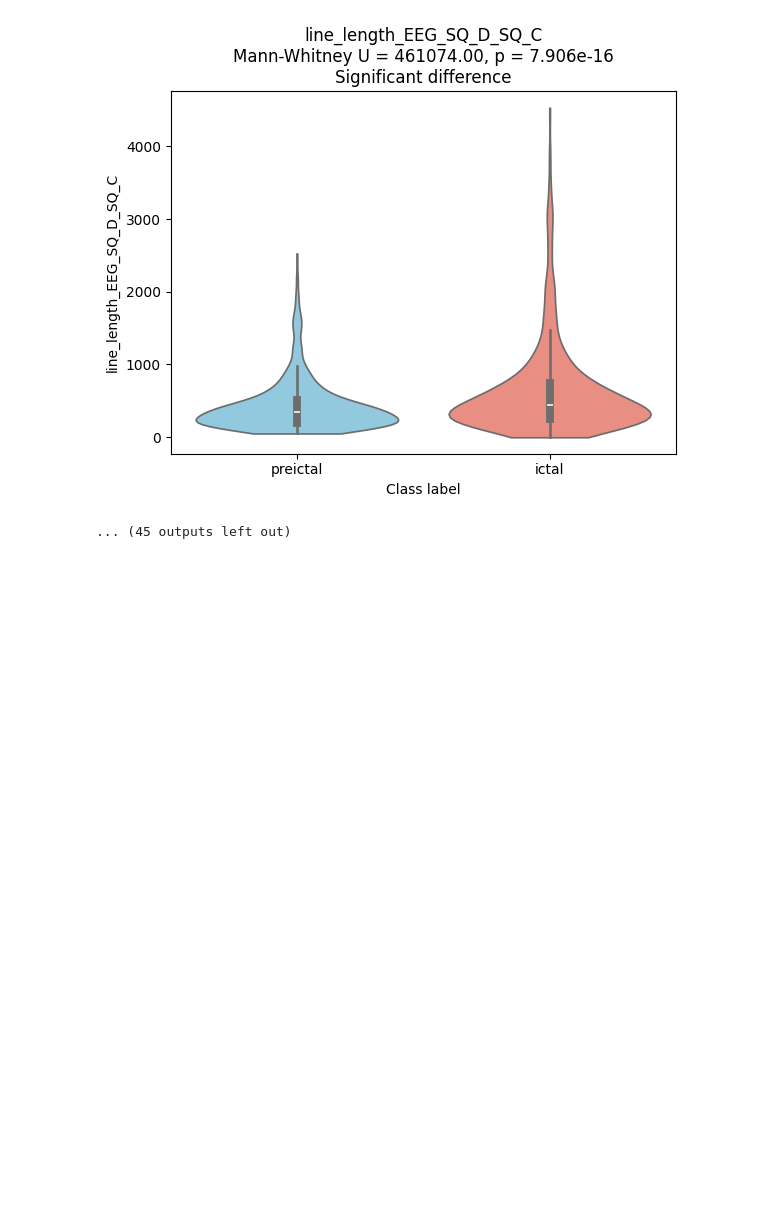
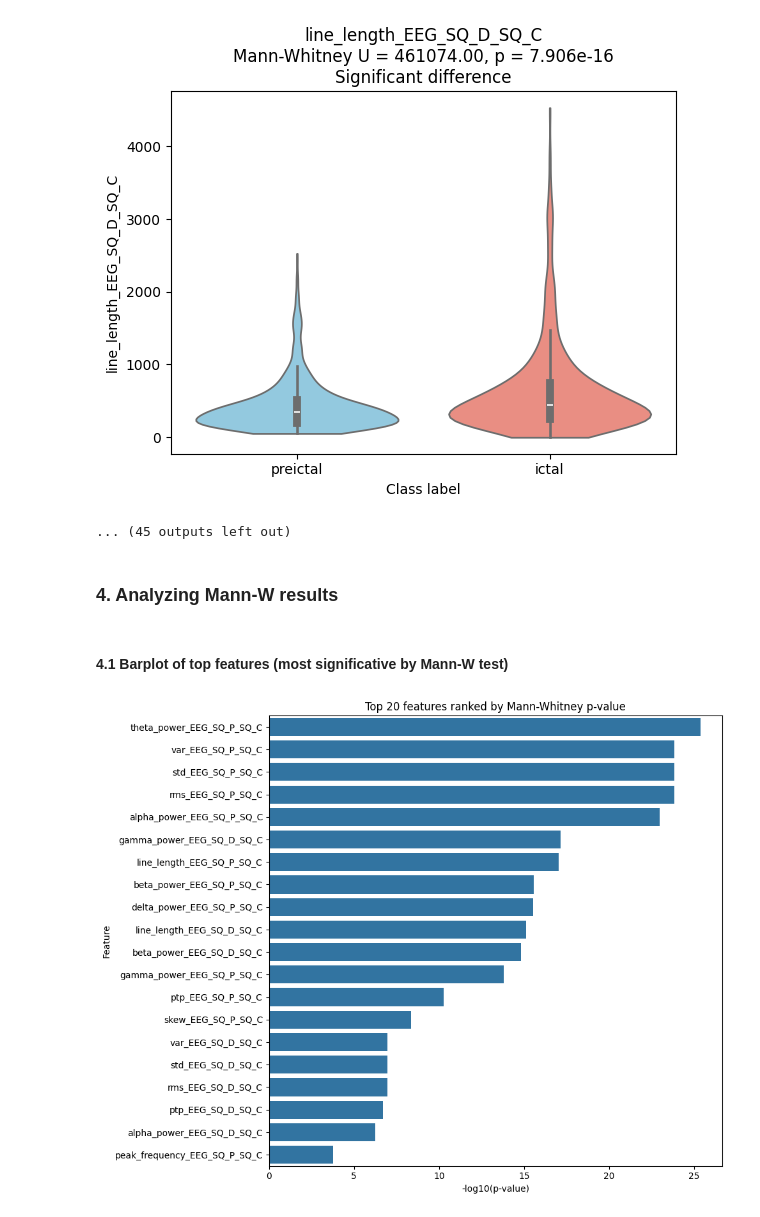
Before and after one commit to tomas0899/FoundationModel_EEG_Dissertation, a Jupyter notebook: Main_project/src/test_and_develop/2_Feature_extraction/Stats_test30042026.ipynb, the cells around one changed output. Saved outputs shown, nothing was run; the diff lists cells and outputs as text; code cells hidden in the pictures; blank space fills up the shorter version.

```diff
--- a/Main_project/src/test_and_develop/2_Feature_extraction/Stats_test30042026.ipynb
+++ b/Main_project/src/test_and_develop/2_Feature_extraction/Stats_test30042026.ipynb
@@ -611,3 +613,38 @@ Plotting feature: ptp_EEG_SQ_D_SQ_C
 Plotting feature: line_length_EEG_SQ_D_SQ_C
 [figure]
 ... (45 outputs left out)
+# %% [markdown]
+### 4. Analyzing Mann-W results
+# %% [markdown]
+#### 4.1 Barplot of top features (most significative by Mann-W test)
+# %%
+import numpy as np
+import seaborn as sns
+import matplotlib.pyplot as plt
+
+# Copy results
+df_ranked = df_mannwhitney_results.copy()
+
+# Add -log10(p-value)
+df_ranked["minus_log10_p"] = -np.log10(df_ranked["p_value"])
+
+# Select top N features
+top_n = 20
+df_top = df_ranked.head(top_n)
+
+plt.figure(figsize=(10, 8))
+
+sns.barplot(
+    data=df_top,
+    x="minus_log10_p",
+    y="feature"
+)
+
+plt.xlabel("-log10(p-value)")
+plt.ylabel("Feature")
+plt.title(f"Top {top_n} features ranked by Mann-Whitney p-value")
+
+plt.tight_layout()
+plt.show()
+# %% [output]
+[figure, added]
```
Also changed, not shown: parts of 12 cells of this notebook.
